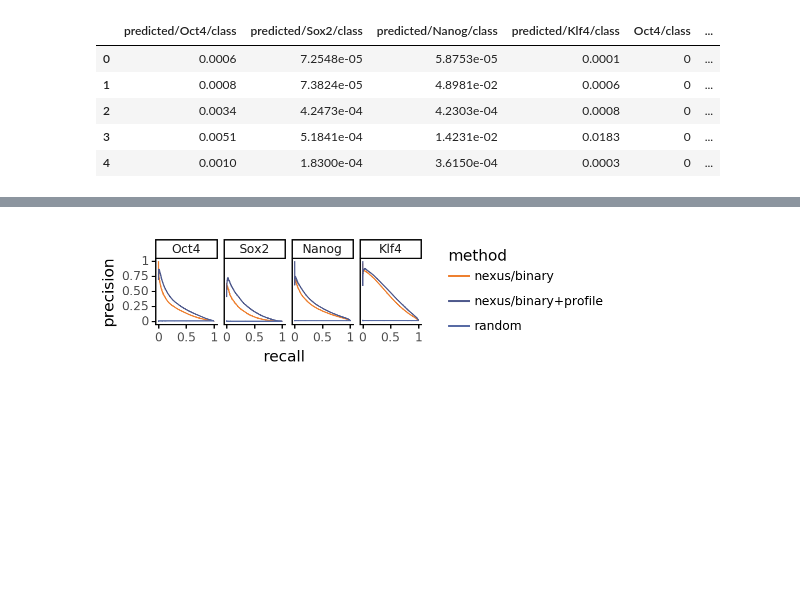
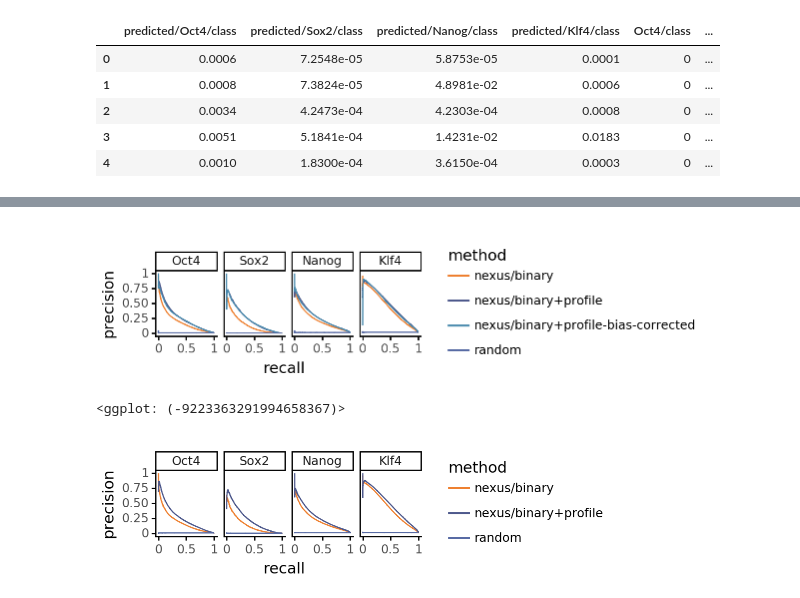
Before and after one commit to kundajelab/bpnet-manuscript, a Jupyter notebook: src/figures/18-other-classification-metrics.ipynb, the cells around one changed output, grey strips where cells are left out. Drawn from its saved outputs; the diff is of its cells as text; code cells hidden in the pictures; blank space fills up the shorter version.

```diff
--- a/src/figures/18-other-classification-metrics.ipynb
+++ b/src/figures/18-other-classification-metrics.ipynb
@@ -385,8 +374,8 @@ from sklearn.metrics import precision_recall_curve
 # %%
 df_list = []
 for task in tasks:
-    for method, df in zip(['nexus/binary', 'nexus/binary+profile'],
-                          [df_bw, df_bw_profile]):
+    for method, df in zip(['nexus/binary', 'nexus/binary+profile', 'nexus/binary+profile-bias-corrected'],
+                          [df_bw, df_bw_profile, df_bw_profile_bias_corrected]):
         y_true = df[f'{task}/class']
         y_pred = df[f'predicted/{task}/class']
         precision, recall, thresholds = precision_recall_curve(y_true[y_true != -1], y_pred[y_true != -1])
@@ -410,3 +419,18 @@ df_pr['TF'] = pd.Categorical(df_pr['TF'], tasks)
+# %%
+fig = (ggplot(aes(x='recall', y='precision', color='method'),
+              data=df_pr.sample(frac=0.1))
+  + geom_line()
+  + facet_grid('. ~ TF')
+  + scale_x_continuous(breaks=[0, .5, 1])
+  + theme_classic()
+  + theme(figure_size=get_figsize(.5, aspect=0.25))
+  + scale_color_manual([colors[x] for x in gw_exp])
+)
+fig.save(fdir / 'auPRC.binary-vs-profile+binary-vs-bias-corrected.precision-recall.pdf')
+fig
+# %% [output]
+[figure, added]
+<ggplot: (-9223363291994658367)>
 # %%
 fig = (ggplot(aes(x='recall', y='precision', color='method'),
               data=df_pr.sample(frac=0.1))
```
Also changed, not shown: parts of 32 cells of this notebook.
